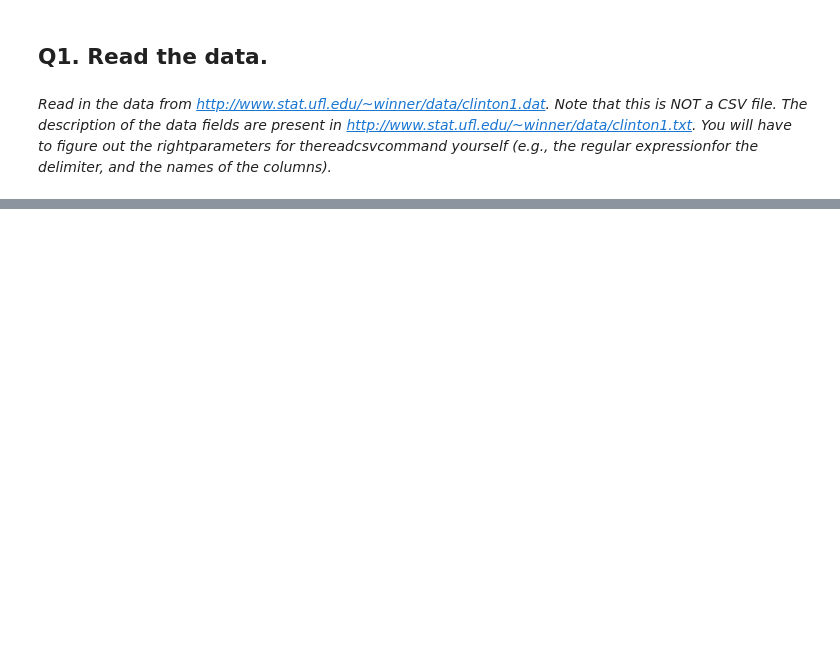
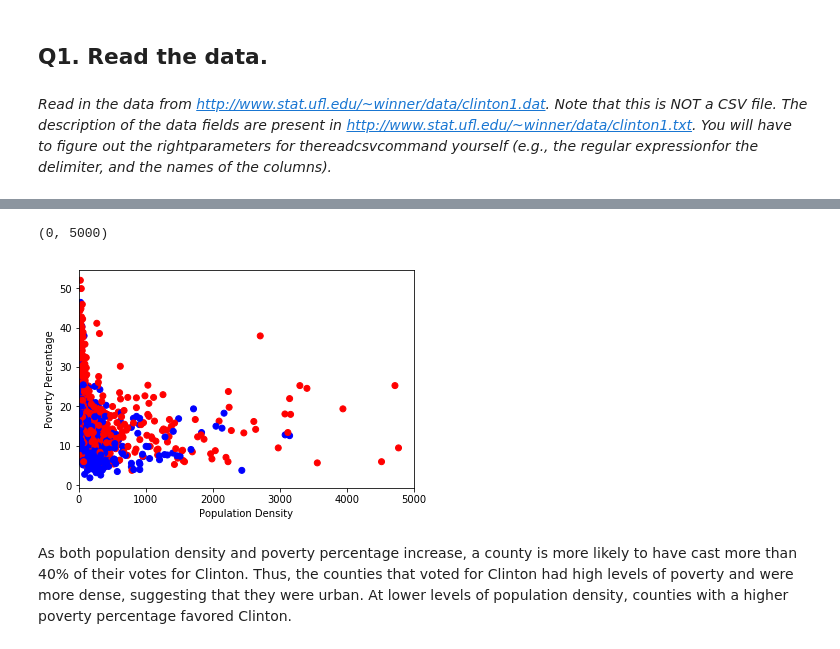
Before and after one commit to j-lei/373analytics, a Jupyter notebook: HW3.ipynb, the cells around one changed output, grey strips where cells are left out. Cells and saved outputs as stored; diff of their text form; code cells hidden in the pictures; blank space fills up the shorter version.

```diff
--- a/HW3.ipynb
+++ b/HW3.ipynb
@@ -39,0 +65,5 @@ df[:10]
+# %%
+df_copy = df[['Percent_Poverty','Population_Density','target']].copy()
+
+y, X = dmatrices('target ~ 0 + Percent_Poverty + Population_Density',
+                df_copy, return_type = 'dataframe')
@@ -39,0 +113,11 @@ df[:10]
+# %%
+y = y['target'].values
+sc = scatter(X['Population_Density'], X['Percent_Poverty'], c=y, cmap='bwr')
+xlabel('Population Density')
+ylabel('Poverty Percentage')
+xlim(0,5000)
+# %% [output]
+(0, 5000)
+[figure, added]
+# %% [markdown]
+As both population density and poverty percentage increase, a county is more likely to have cast more than 40% of their votes for Clinton. Thus, the counties that voted for Clinton had high levels of poverty and were more dense, suggesting that they were urban. At lower levels of population density, counties with a higher poverty percentage favored Clinton.
```
Also changed, not shown: parts of 13 cells of this notebook.
